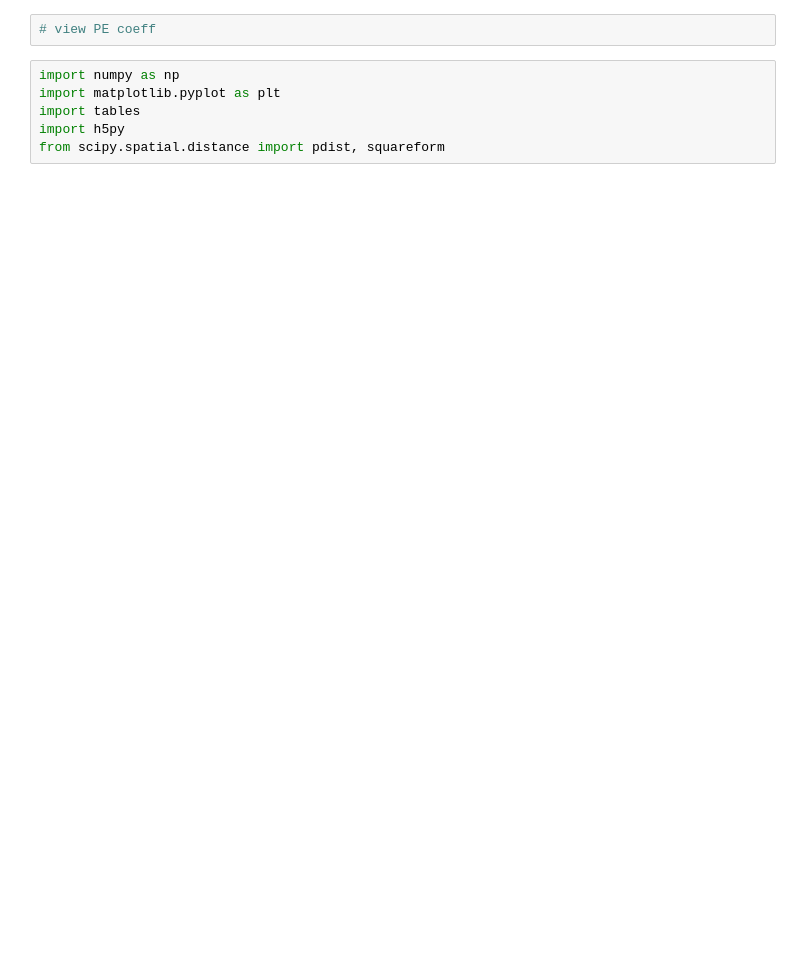
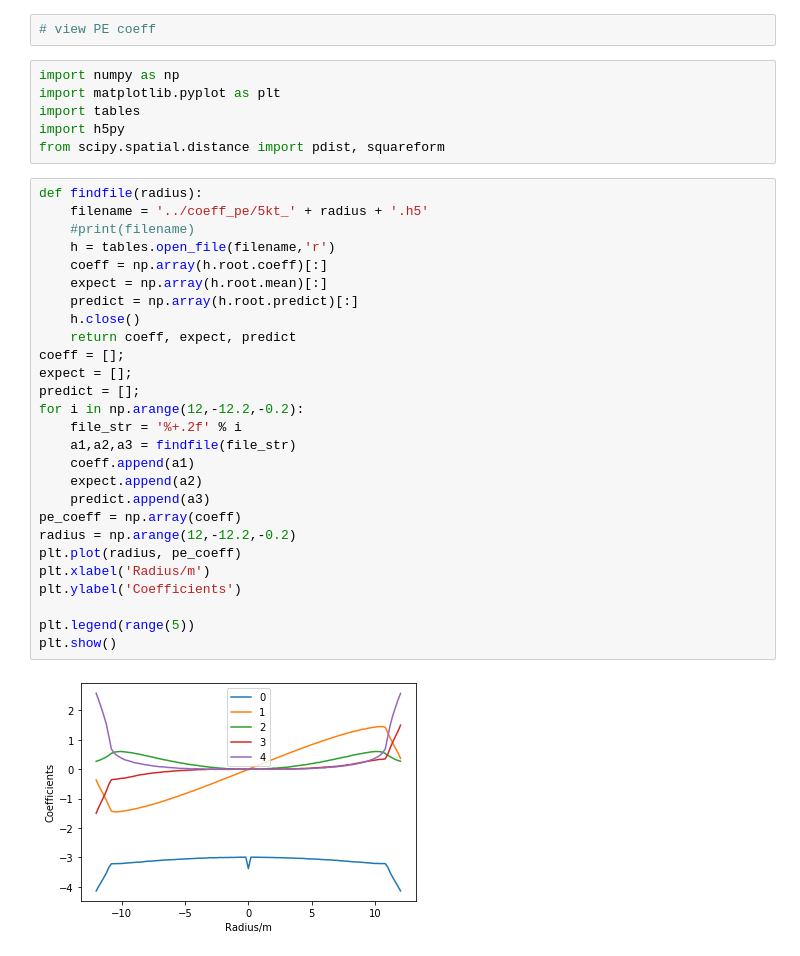
Before and after one commit to dw839566105/Recon1t, a Jupyter notebook: calib/Note/view_5kt.ipynb, the cells around one changed output. Saved outputs shown, nothing was run; the diff lists cells and outputs as text; blank space fills up the shorter version.

```diff
--- a/calib/Note/view_5kt.ipynb
+++ b/calib/Note/view_5kt.ipynb
@@ -6,3 +6,32 @@ import matplotlib.pyplot as plt
 import tables
 import h5py
 from scipy.spatial.distance import pdist, squareform
+# %%
+def findfile(radius):
+    filename = '../coeff_pe/5kt_' + radius + '.h5'
+    #print(filename)
+    h = tables.open_file(filename,'r')
+    coeff = np.array(h.root.coeff)[:]
+    expect = np.array(h.root.mean)[:]
+    predict = np.array(h.root.predict)[:]
+    h.close()
+    return coeff, expect, predict
+coeff = [];
+expect = [];
+predict = [];
+for i in np.arange(12,-12.2,-0.2):
+    file_str = '%+.2f' % i
+    a1,a2,a3 = findfile(file_str)
+    coeff.append(a1)
+    expect.append(a2)
+    predict.append(a3)
+pe_coeff = np.array(coeff)
+radius = np.arange(12,-12.2,-0.2)
+plt.plot(radius, pe_coeff)
+plt.xlabel('Radius/m')
+plt.ylabel('Coefficients')
+
+plt.legend(range(5))
+plt.show()
+# %% [output]
+[figure, added]
```
Also changed, not shown: parts of 5 cells of this notebook, 3 other files.
